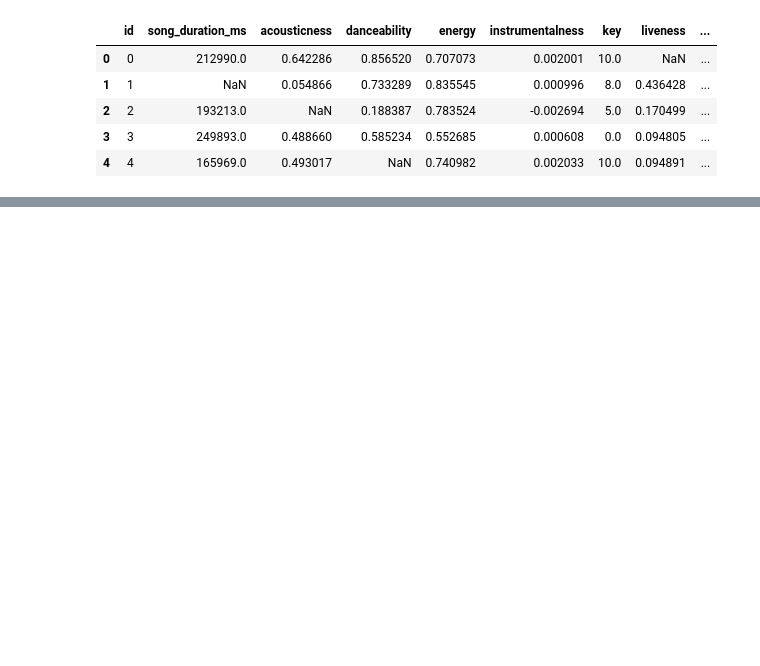
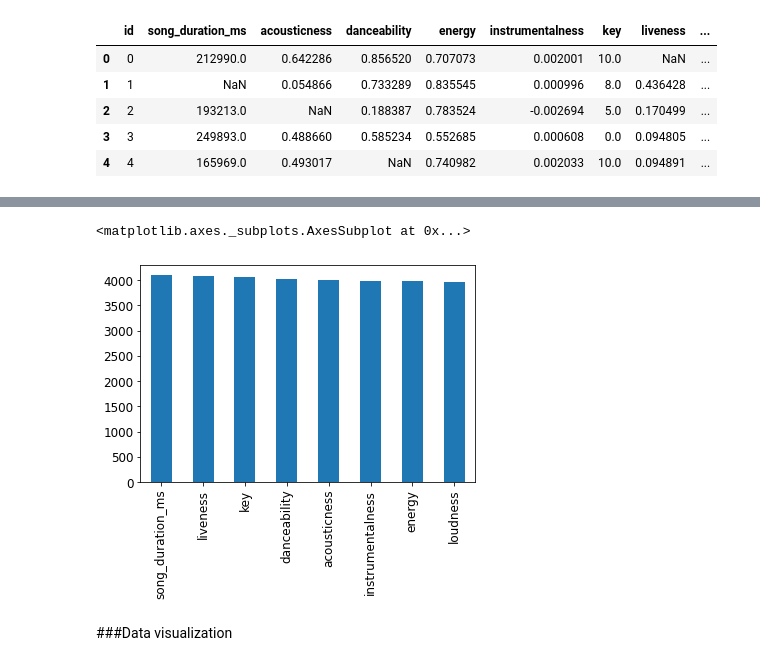
Before and after one commit to dataqueenpend/Projects-, a Jupyter notebook: Song_Popularity_Prediction.ipynb, the cells around one changed output, grey strips where cells are left out. Drawn from its saved outputs; the diff is of its cells as text; code cells hidden in the pictures; blank space fills up the shorter version.

```diff
--- a/Song_Popularity_Prediction.ipynb
+++ b/Song_Popularity_Prediction.ipynb
@@ -39,0 +130,4 @@ song.head()
+# %%
+nans = song.isnull().sum().sort_values(ascending=False)
+# %%
+nans = nans[nans > 0]
@@ -39,0 +146,7 @@ song.head()
+# %%
+nans.plot(kind='bar')
+# %% [output]
+<matplotlib.axes._subplots.AxesSubplot at 0x...>
+[figure, added]
+# %% [markdown]
+###Data visualization
```
Also changed, not shown: parts of 20 cells of this notebook.
